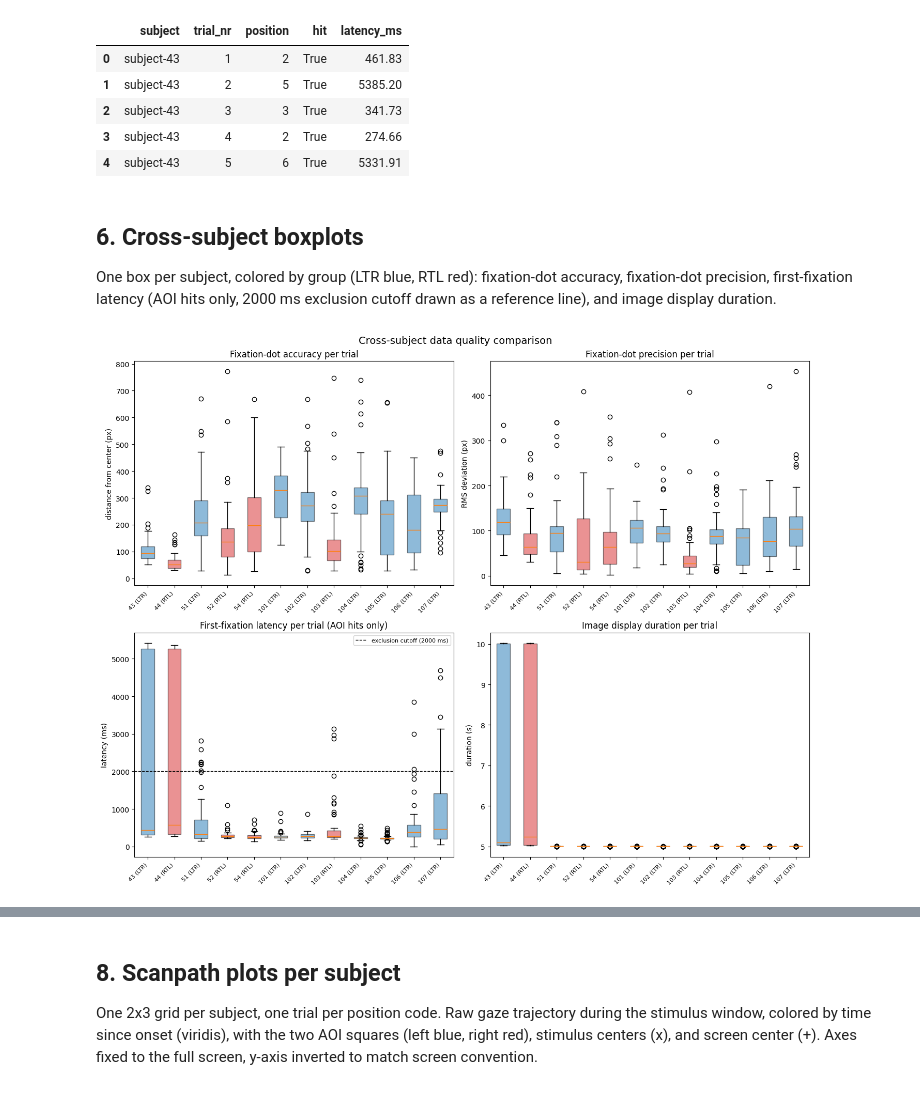
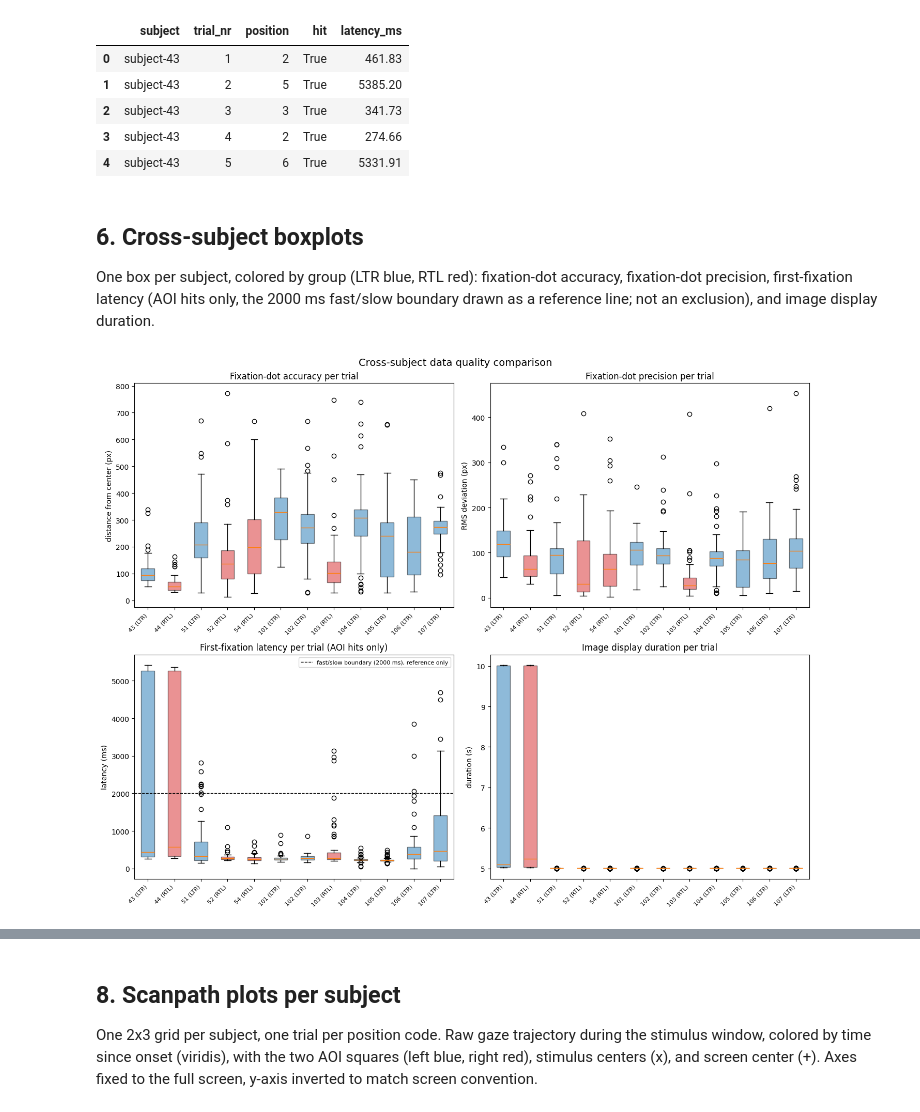
Before and after one commit to jnagasawa/ET-report, a Jupyter notebook: scripts/data_quality.ipynb, the cells around one changed output, grey strips where cells are left out. Saved outputs shown, nothing was run; the diff lists cells and outputs as text; code cells hidden in the pictures.

```diff
--- a/scripts/data_quality.ipynb
+++ b/scripts/data_quality.ipynb
@@ -38,8 +38,8 @@ os.makedirs(OUT_DIR, exist_ok=True)
 SCREEN_W, SCREEN_H = 1920, 1080
 AOI_MARGIN_PX = 150   # square AOI half-width, matches the experiment's online detection
 
-RT_EXCLUSION_MS = 2000   # analysis-side latency cutoff (also drawn on the boxplots)
-MIN_LATENCY_MS = 80      # anticipatory-fixation floor
+MIN_LATENCY_MS = 80      # anticipatory-fixation floor (the only latency exclusion)
+SLOW_REF_MS = 2000       # fast/slow boundary drawn on the boxplots, reference only
 
 POSITION_LABELS = {
     "1": (9, 3), "2": (10, 4), "3": (11, 5),
@@ -344,7 +344,7 @@ first_fix.head()
 
 One box per subject, colored by group (LTR blue, RTL red): fixation-dot
 accuracy, fixation-dot precision, first-fixation latency (AOI hits only,
-2000 ms exclusion cutoff drawn as a reference line), and image display
+the 2000 ms fast/slow boundary drawn as a reference line; not an exclusion), and image display
 duration.
 # %%
 fig, axes = plt.subplots(2, 2, figsize=(14, 11))
@@ -361,36 +361,36 @@ def styled_boxplot(ax, data_by_subject, title, ylabel, hline=None):
         patch.set_alpha(0.5)
     if hline is not None:
         ax.axhline(hline, color="black", linestyle="--", linewidth=1,
-                    label=f"exclusion cutoff ({hline:.0f} ms)")
+                    label=f"fast/slow boundary ({hline:.0f} ms), reference only")
         ax.legend(fontsize=8)
     ax.set_title(title)
     ax.set_ylabel(ylabel)
     ax.tick_params(axis="x", rotation=45, labelsize=8)
     for tick in ax.get_xticklabels():
         tick.set_ha("right")
 
 
 # (a) fixation-dot accuracy
 acc_by_subj = {s: fixdot_rows[s]["accuracy_px"].dropna().values for s in SUBJECTS}
 styled_boxplot(axes[0, 0], acc_by_subj, "Fixation-dot accuracy per trial", "distance from center (px)")
 
 # (b) fixation-dot precision
 prec_by_subj = {s: fixdot_rows[s]["precision_px"].dropna().values for s in SUBJECTS}
 styled_boxplot(axes[0, 1], prec_by_subj, "Fixation-dot precision per trial", "RMS deviation (px)")
 
 # (c) first-fixation latency (AOI hits only)
 lat_by_subj = {s: first_fix.loc[(first_fix["subject"] == s) & first_fix["hit"], "latency_ms"].dropna().values
                for s in SUBJECTS}
 styled_boxplot(axes[1, 0], lat_by_subj, "First-fixation latency per trial (AOI hits only)",
-               "latency (ms)", hline=RT_EXCLUSION_MS)
+               "latency (ms)", hline=SLOW_REF_MS)
 
 # (d) image display duration
 dur_by_subj = {s: trial_durations[s] for s in SUBJECTS}
 styled_boxplot(axes[1, 1], dur_by_subj, "Image display duration per trial", "duration (s)")
 
 fig.suptitle("Cross-subject data quality comparison", fontsize=14)
 fig.tight_layout()
 fig.savefig(os.path.join(OUT_DIR, "qc_boxplots.png"), dpi=150)
 plt.show()
 # %% [output]
-[figure, old version]
+[figure, new version]
```
Also changed, not shown: parts of 6 cells of this notebook, 25 other files.
